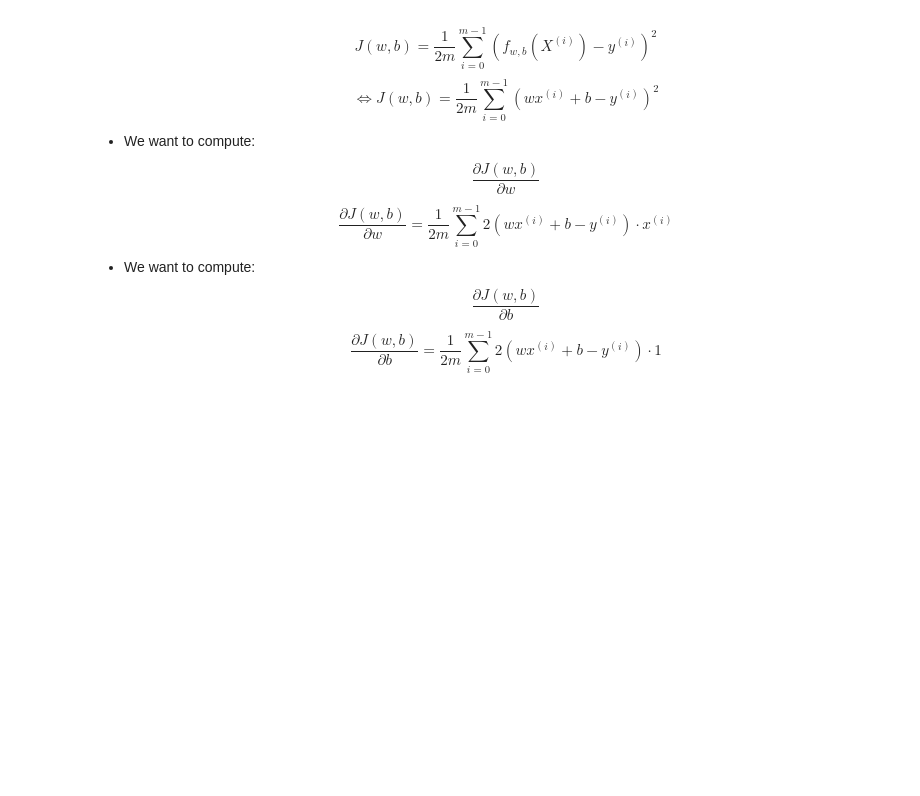
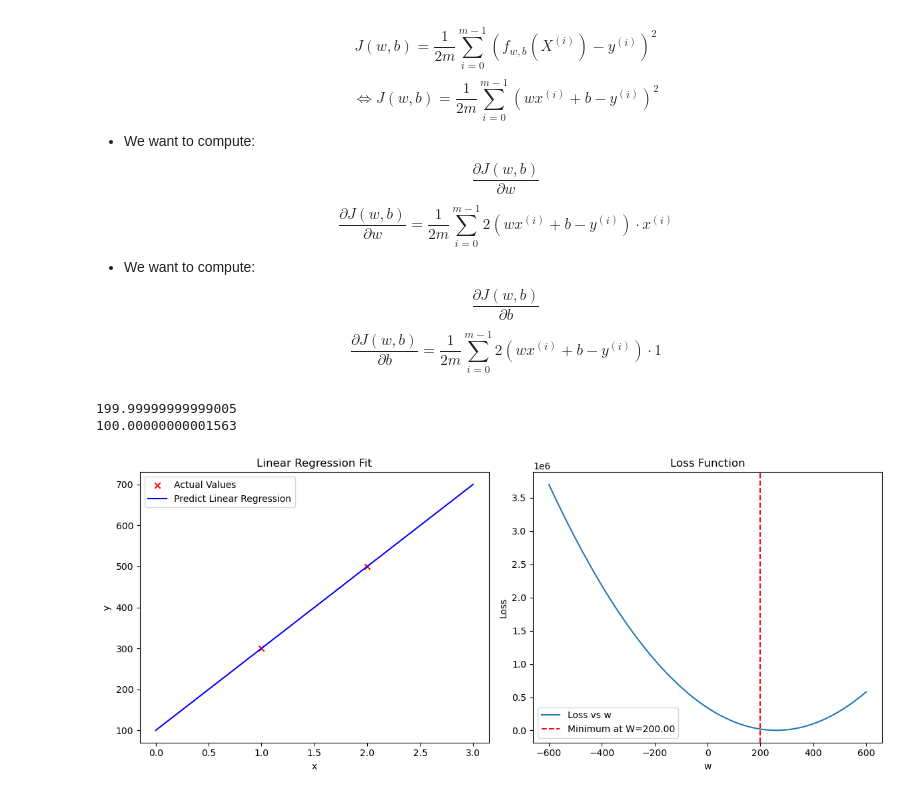
Before and after one commit to HuyinCP/Customize-ML-Models, a Jupyter notebook: gradient_descent.ipynb, the cells around one changed output. Drawn from its saved outputs; the diff is of its cells as text; code cells hidden in the pictures; blank space fills up the shorter version.

```diff
--- a/gradient_descent.ipynb
+++ b/gradient_descent.ipynb
@@ -3,7 +3,7 @@ import numpy as np
 import matplotlib.pyplot as plt
 # %%
 x_train = np.array([1.0, 2.0])
-y_train = np.array([100.0, 200.0])
+y_train = np.array([300.0, 500.0])
 # %% [markdown]
 ### What is Gradient Descent ?
 + Gradient descent is an optimization algorithm used to minimize the cost function $J(w, b)$ by updating the parameters $w$ and $b$ in the direction that reduces the cost the most.
@@ -73,7 +73,45 @@ def gradient_descent(x, y, w_in, b_in, alpha, num_iters, cost_function, gradient
     w_out = w_in
     b_out = b_in
     for i in range(num_iters):
-        dj_dw, dj_db = compute_gradient(x, y, w_out, b_out)
+        dj_dw, dj_db = gradient_function(x, y, w_out, b_out)
         w_out -= alpha * dj_dw
         b_out -= alpha * dj_db
     return w_out, b_out
+# %%
+w_init = 0
+b_init = 0
+iterations = 1000000
+tmp_alpha = 1.0e-2
+w_final, b_final = gradient_descent(x_train ,y_train, w_init, b_init, tmp_alpha, iterations, compute_loss_value, compute_gradient)
+print(w_final)
+print(b_final)
+# %% [output]
+199.99999999999005
+100.00000000001563
+# %%
+fig, (ax1, ax2) = plt.subplots(1, 2, figsize=(12, 5))
+
+# scatter + line prediction
+ax1.scatter(x_train, y_train, marker='x', c='r', label='Actual Values')
+x_line = np.linspace(0, 3, 10)
+y_line = w_final * x_line + b_final
+ax1.plot(x_line, y_line, color='blue', label='Predict Linear Regression')
+ax1.set_xlabel('x')
+ax1.set_ylabel('y')
+ax1.legend()
+ax1.set_title('Linear Regression Fit')
+
+# loss for all w
+w_values = np.linspace(-600, 600, 200)
+loss_values = [compute_loss_value(x_train, y_train, w) for w in w_values]
+ax2.plot(w_values, loss_values, label='Loss vs w')
+ax2.axvline(w_final, color='red', linestyle='--', label=f'Minimum at W={w_final:.2f}')
+ax2.set_xlabel('w')
+ax2.set_ylabel('Loss')
+ax2.legend()
+ax2.set_title('Loss Function')
+
+plt.tight_layout()
+plt.show()
+# %% [output]
+[figure, added]
```
Also changed, not shown: 1 other file.
